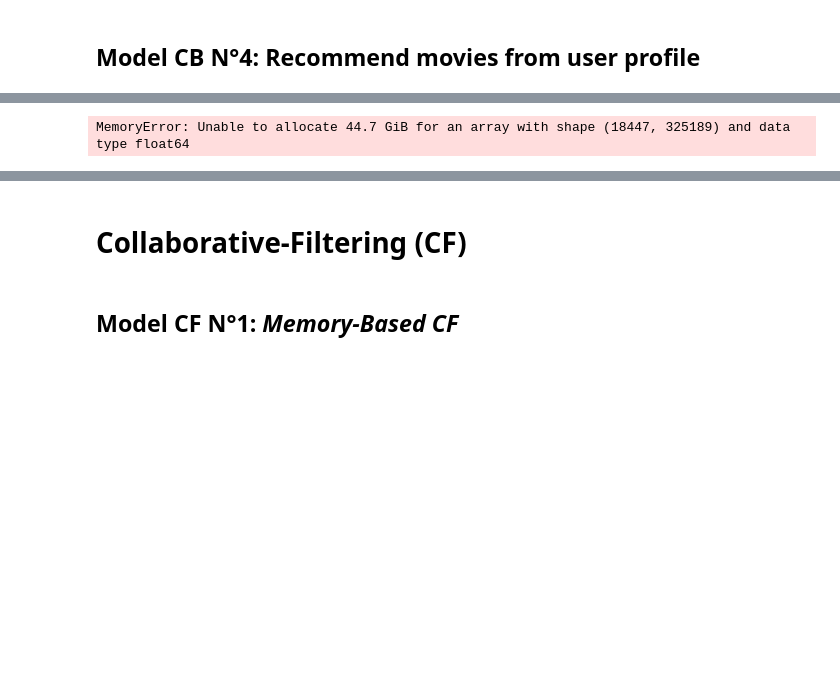
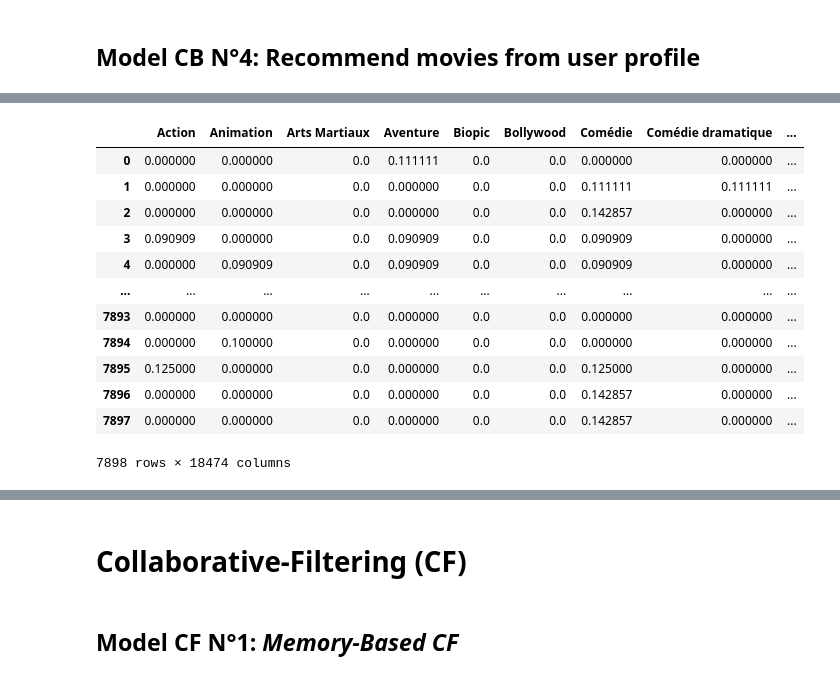
Before and after one commit to Bastien-LDC/Allocine-Recommender-System, a Jupyter notebook: Recommendation/Allocine_Recommender_System.ipynb, the cells around one changed output, grey strips where cells are left out. Drawn from its saved outputs; the diff is of its cells as text; code cells hidden in the pictures; blank space fills up the shorter version.

```diff
--- a/Recommendation/Allocine_Recommender_System.ipynb
+++ b/Recommendation/Allocine_Recommender_System.ipynb
@@ -192,5 +196,5 @@ def create_utility_matrix(v_type: str="movies", dummies_df: pd.DataFrame=None, m
 # %%
-def normalize(matrix: pd.DataFrame, dummies_df: pd.DataFrame=None, numerical_cols: list=[], cols_to_scale: list=[], binary: bool=False, multiply_by_ratings: bool=False, scaler: str="None"):
+def normalize_matrix(matrix: pd.DataFrame, dummies_df: pd.DataFrame=None, numerical_cols: list=[], cols_to_scale: list=[], binary: bool=False, multiply_by_ratings: bool=False, scaler: str="None", vectorize: bool=False):
     '''
     Normalize the matrix.
     :param matrix: Matrix to normalize.
@@ -200,7 +204,8 @@ def normalize(matrix: pd.DataFrame, dummies_df: pd.DataFrame=None, numerical_col
     :param binary: If True, we normalize the matrix by dividing the term occurrence (1/0) by the number of features in the movie.
     :param multiply_by_ratings: If True, we multiply the matrix by the ratings of the movies.
     :param scaler: Method to use for normalization.
-    :return: Normalized matrix.
+    :param vectorize: If True, we vectorize the matrix.
+    :return: Normalized matrix or normalized user vector.
     '''
     try:
         scaled_matrix = matrix.copy()
@@ -208,10 +213,28 @@ def normalize(matrix: pd.DataFrame, dummies_df: pd.DataFrame=None, numerical_col
             scaled_matrix.iloc[:,len(numerical_cols):] = scaled_matrix.iloc[:,len(numerical_cols):] / scaled_matrix.iloc[:,len(numerical_cols):].sum(axis=1).values[:,None]
         if multiply_by_ratings: # Weigh the features by the ratings of the movies.
             scaled_matrix.iloc[:,len(numerical_cols):] = scaled_matrix.iloc[:,len(numerical_cols):] * dummies_df["user_rating"].values[:,None]
+        if vectorize: # We vectorize the matrix.
+            user_vector = scaled_matrix.sum().values.reshape(1,-1)
+            if scaler == "l1":
+                user_vector = normalize(user_vector, axis=1, norm='l1')
+            elif scaler == "l2":
+                user_vector = normalize(user_vector, axis=1, norm='l2')
+
+
+            return user_vector
+
         if scaler == "standard": # Apply standard normalization on the matrix and the cols_to_scale columns.
             scaled_matrix.iloc[:,len(numerical_cols):] = (scaled_matrix.iloc[:,len(numerical_cols):] - scaled_matrix.iloc[:,len(numerical_cols):].mean(axis=0)) / scaled_matrix.iloc[:,len(numerical_cols):].std(axis=0)
             if cols_to_scale:
                 scaled_matrix[cols_to_scale] = (scaled_matrix[cols_to_scale] - scaled_matrix[cols_to_scale].mean(axis=0)) / scaled_matrix[cols_to_scale].std(axis=0)
+        if scaler == "l1": # Apply standard normalization on the matrix and the cols_to_scale columns.
+            scaled_matrix.iloc[:,len(numerical_cols):] = normalize(scaled_matrix.iloc[:,len(numerical_cols):], norm='l1',)
+            if cols_to_scale:
+                scaled_matrix[cols_to_scale] = normalize(scaled_matrix[cols_to_scale], axis=1, norm='l1')
+        if scaler == "l2": # Apply standard normalization on the matrix and the cols_to_scale columns.
+            scaled_matrix.iloc[:,len(numerical_cols):] = normalize(scaled_matrix.iloc[:,len(numerical_cols):], norm='l2')
+            if cols_to_scale:
+                scaled_matrix[cols_to_scale] = normalize(scaled_matrix[cols_to_scale], axis=1, norm='l2')
         elif scaler == "min-max": # Apply min-max normalization on the matrix and the cols_to_scale columns.
             scaled_matrix.iloc[:,len(numerical_cols):] = (scaled_matrix.iloc[:,len(numerical_cols):] - scaled_matrix.iloc[:,len(numerical_cols):].min(axis=0)) / (scaled_matrix.iloc[:,len(numerical_cols):].max(axis=0) - scaled_matrix.iloc[:,len(numerical_cols):].min(axis=0))
             if cols_to_scale:
@@ -219,6 +242,7 @@ def normalize(matrix: pd.DataFrame, dummies_df: pd.DataFrame=None, numerical_col
 
     except Exception as e:
         print(f"Error: {e}")
+        traceback.print_exc()
         return None
     return scaled_matrix
 # %% [markdown]
@@ -440,8 +490,0 @@ user_movies[user_movies.user_id == "Z20200307184114217262101"][["movie_id", "use
-# %%
-numerical_cols = ["id", "release_date", "duration"]
-features_matrix_4 = movies_dummies_4[numerical_cols + movies_dummies_4.iloc[:,len(cols_to_keep_4):].columns.to_list()]
-
-utility_matrix_1 = user_movies.merge(features_matrix_4, left_on="movie_id", right_on="id", how="left")
-utility_matrix_1
-# %% [output]
-MemoryError: Unable to allocate 44.7 GiB for an array with shape (18447, 325189) and data type float64
@@ -461,0 +491,22 @@ display_recos(m_titles, m_ids, type=v_type)
+# %%
+numerical_cols = []
+# We retrieve the features matrix of the movies
+features_matrix_4 = movies_dummies_4[numerical_cols + movies_dummies_4.iloc[:,len(cols_to_keep_4):].columns.to_list()]
+# We normalize the features matrix
+norm_features_matrix_4 = normalize_matrix(features_matrix_4, dummies_df=movies_dummies_4, numerical_cols=numerical_cols,
+                                    cols_to_scale=[] , binary=False, multiply_by_ratings=True, scaler="l1")
+norm_features_matrix_4
+# %% [output]
+|  | Action | Animation | Arts Martiaux | Aventure | Biopic | Bollywood | Comédie | Comédie dramatique | ... |
+| 0 | 0.000000 | 0.000000 | 0.0 | 0.111111 | 0.0 | 0.0 | 0.000000 | 0.000000 | ... |
+| 1 | 0.000000 | 0.000000 | 0.0 | 0.000000 | 0.0 | 0.0 | 0.111111 | 0.111111 | ... |
+| 2 | 0.000000 | 0.000000 | 0.0 | 0.000000 | 0.0 | 0.0 | 0.142857 | 0.000000 | ... |
+| 3 | 0.090909 | 0.000000 | 0.0 | 0.090909 | 0.0 | 0.0 | 0.090909 | 0.000000 | ... |
+| 4 | 0.000000 | 0.090909 | 0.0 | 0.090909 | 0.0 | 0.0 | 0.090909 | 0.000000 | ... |
+| ... | ... | ... | ... | ... | ... | ... | ... | ... | ... |
+| 7893 | 0.000000 | 0.000000 | 0.0 | 0.000000 | 0.0 | 0.0 | 0.000000 | 0.000000 | ... |
+| 7894 | 0.000000 | 0.100000 | 0.0 | 0.000000 | 0.0 | 0.0 | 0.000000 | 0.000000 | ... |
+| 7895 | 0.125000 | 0.000000 | 0.0 | 0.000000 | 0.0 | 0.0 | 0.125000 | 0.000000 | ... |
+| 7896 | 0.000000 | 0.000000 | 0.0 | 0.000000 | 0.0 | 0.0 | 0.142857 | 0.000000 | ... |
+| 7897 | 0.000000 | 0.000000 | 0.0 | 0.000000 | 0.0 | 0.0 | 0.142857 | 0.000000 | ... |
+7898 rows × 18474 columns
```
Also changed, not shown: parts of 24 cells of this notebook.
